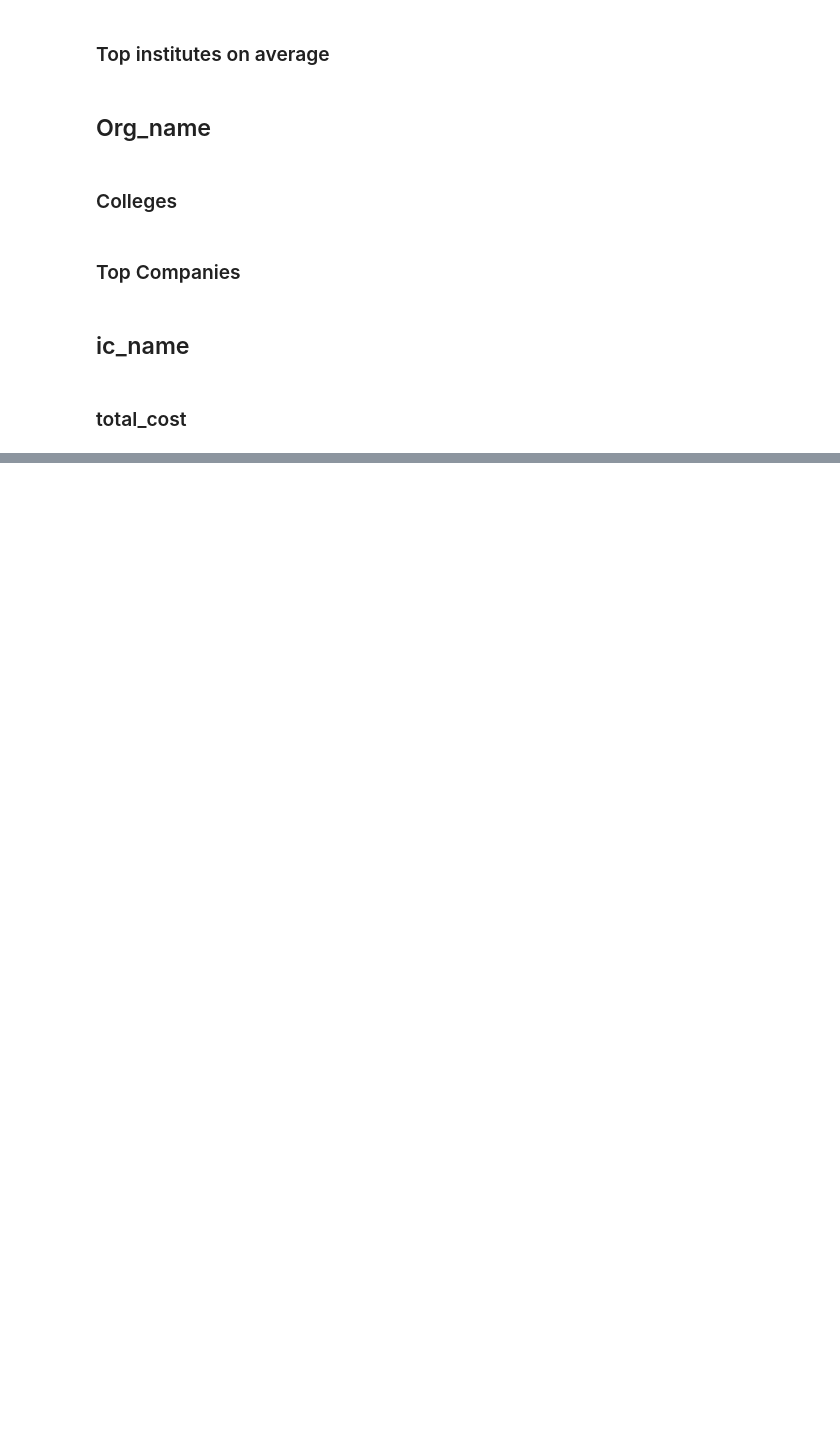
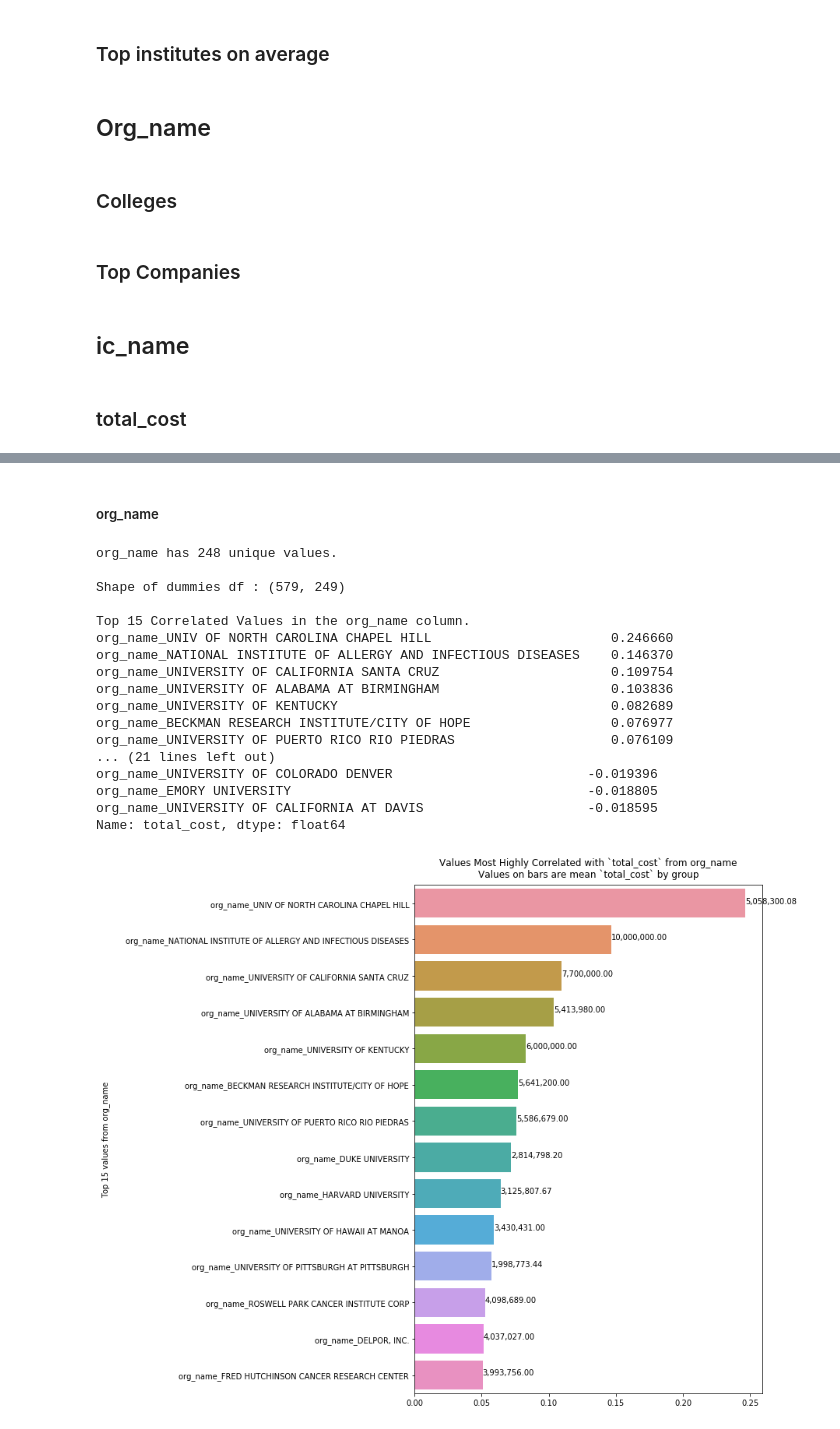
Before and after one commit to mrtoronto/nih_project_data, a Jupyter notebook: get_nih_data.ipynb, the cells around one changed output, grey strips where cells are left out. Cells and saved outputs as stored; diff of their text form; code cells hidden in the pictures; blank space fills up the shorter version.

```diff
--- a/get_nih_data.ipynb
+++ b/get_nih_data.ipynb
@@ -318,0 +390,23 @@ cor
+# %% [markdown]
+##### org_name
+# %%
+calc_corr_plot('org_name', list_n = 15, plot_n = 15)
+# %% [output]
+org_name has 248 unique values.
+
+Shape of dummies df : (579, 249)
+
+Top 15 Correlated Values in the org_name column.
+org_name_UNIV OF NORTH CAROLINA CHAPEL HILL                       0.246660
+org_name_NATIONAL INSTITUTE OF ALLERGY AND INFECTIOUS DISEASES    0.146370
+org_name_UNIVERSITY OF CALIFORNIA SANTA CRUZ                      0.109754
+org_name_UNIVERSITY OF ALABAMA AT BIRMINGHAM                      0.103836
+org_name_UNIVERSITY OF KENTUCKY                                   0.082689
+org_name_BECKMAN RESEARCH INSTITUTE/CITY OF HOPE                  0.076977
+org_name_UNIVERSITY OF PUERTO RICO RIO PIEDRAS                    0.076109
+... (21 lines left out)
+org_name_UNIVERSITY OF COLORADO DENVER                         -0.019396
+org_name_EMORY UNIVERSITY                                      -0.018805
+org_name_UNIVERSITY OF CALIFORNIA AT DAVIS                     -0.018595
+Name: total_cost, dtype: float64
+[figure, added]
```
Also changed, not shown: parts of 22 cells of this notebook.
